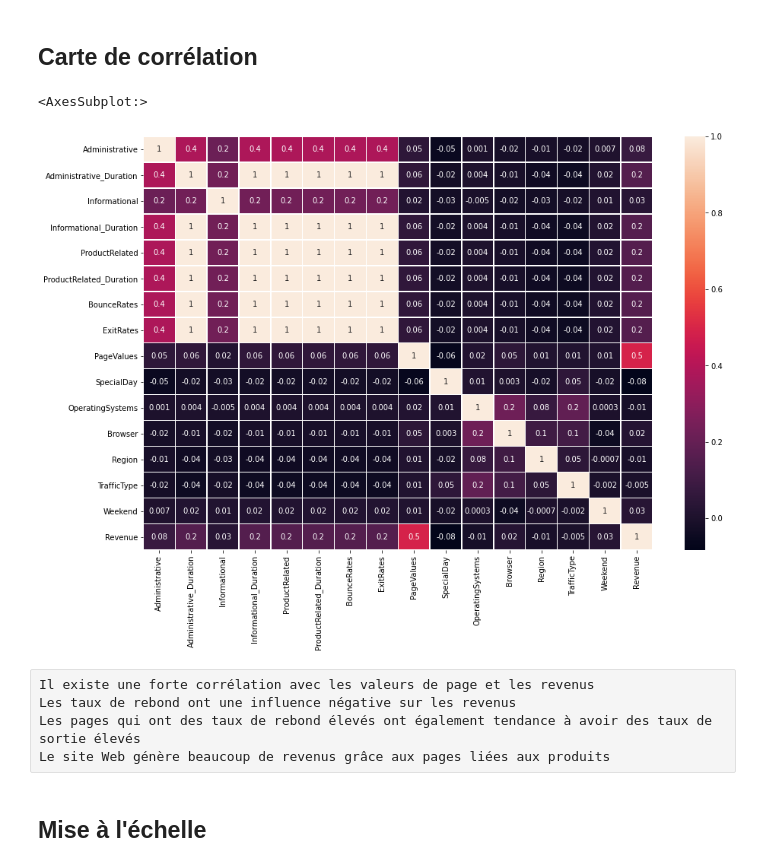
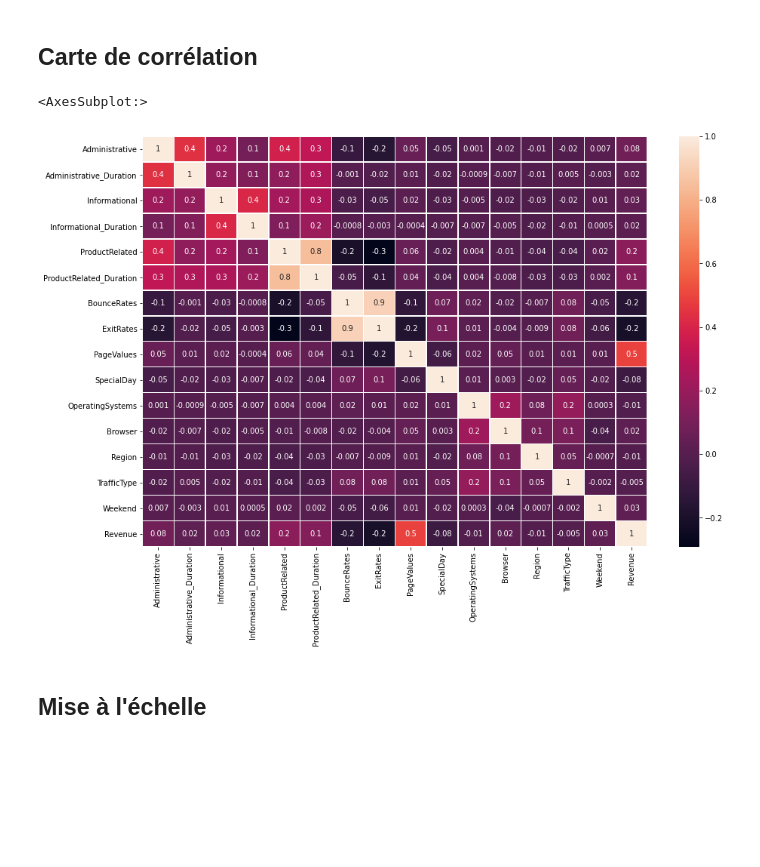
Before and after one commit to mamadoundiaye13/machine-learning-groupe5, a Jupyter notebook: ProjetMLi_Grp5.ipynb, the cells around one changed output. Saved outputs shown, nothing was run; the diff lists cells and outputs as text; code cells hidden in the pictures; blank space fills up the shorter version.

```diff
--- a/ProjetMLi_Grp5.ipynb
+++ b/ProjetMLi_Grp5.ipynb
@@ -160,8 +159,8 @@ dtype('float64')
 # %%
 for cols in val_nominatif:
-    median_value=df[cols].median()
-    print(median_value)
-    df[cols]=df[cols].fillna(median_value)
+    median_value=clients[cols].median()
+    clients[cols]=clients[cols].fillna(median_value)
 
-[df[i].isnull().sum() for i in val_nominatif]
+
+[clients[cols].isnull().sum() for cols in val_nominatif]
 # %% [output]
@@ -210,0 +170,7 @@ Name: Informational_Duration, Length: 12330, dtype: float64
+# %%
+val_imputer = ['Administrative_Duration','Informational_Duration','ProductRelated_Duration']
+
+[clients[cols].replace(0, np.nan, inplace= True) for cols in val_imputer]
+[clients[cols].replace(-1, np.nan, inplace= True) for cols in val_imputer]
+
+[clients[cols].isnull().sum() for cols in val_imputer]
@@ -211,6 +179,2 @@ Name: Informational_Duration, Length: 12330, dtype: float64
 # %% [markdown]
 ### Rremplace les none par la moyenne des colonnes de la liste val_imputer
-# %%
-for i in val_imputer:
-    mean_value=df[i].mean()
-    df[i]=df[cols].fillna(mean_value)
@@ -222,0 +181,9 @@ for i in val_imputer:
+# %%
+values = ['Administrative_Duration','Informational_Duration','ProductRelated_Duration','BounceRates','ExitRates']
+for cols in values:
+    mean_value=clients[cols].mean()
+    clients[cols]=clients[cols].fillna(mean_value)
+
+
+
+[clients[cols].isnull().sum() for i in values]
@@ -260,18 +236,10 @@ Les nouveaux visiteurs ont des taux de sortie faibles qui sont à peu près les
 # %% [markdown]
 ## Carte de corrélation
 # %%
-import matplotlib.pyplot as plt
-
 fig, ax = plt.subplots(figsize=(15,10))
-
-sns.heatmap(df.corr(),annot=True,fmt='.1g', linewidths=.5, ax=ax)
+sns.heatmap(clients.corr(),annot=True,fmt='.1g', linewidths=.5, ax=ax)
 # %% [output]
 <AxesSubplot:>
-[figure, old version]
+[figure, new version]
-# %% [raw]
-Il existe une forte corrélation avec les valeurs de page et les revenus
-Les taux de rebond ont une influence négative sur les revenus
-Les pages qui ont des taux de rebond élevés ont également tendance à avoir des taux de sortie élevés
-Le site Web génère beaucoup de revenus grâce aux pages liées aux produits
 # %% [markdown]
 ## Mise à l'échelle
```
Also changed, not shown: parts of 51 cells of this notebook, 1 other file.
